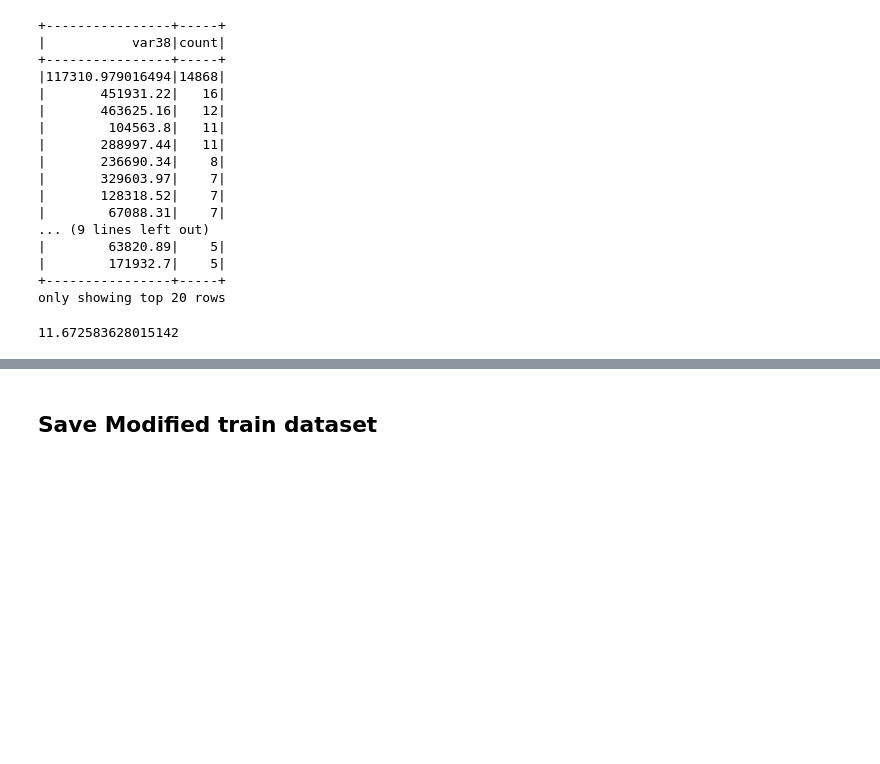
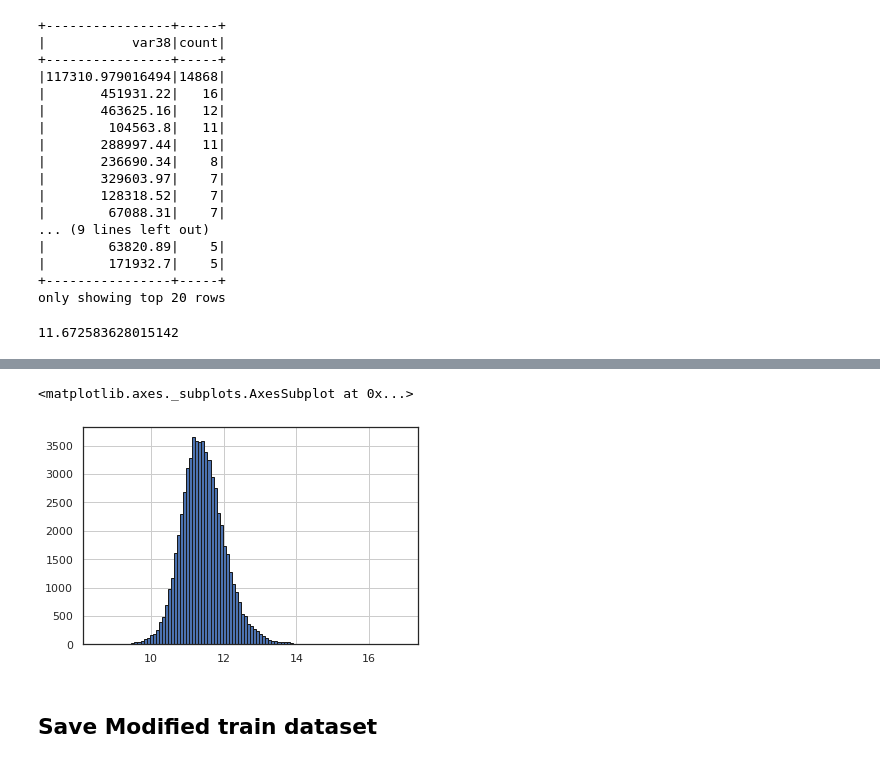
Before and after one commit to ralsouza/predicting_santander_customer_satisfaction, a Jupyter notebook: notebooks/01_predicting_santander_customer_satisfaction.ipynb, the cells around one changed output, grey strips where cells are left out. Cells and saved outputs as stored; diff of their text form; code cells hidden in the pictures; blank space fills up the shorter version.

```diff
--- a/notebooks/01_predicting_santander_customer_satisfaction.ipynb
+++ b/notebooks/01_predicting_santander_customer_satisfaction.ipynb
@@ -359,3 +393,9 @@ np.log(117310.979016494)
+# %%
+# Look at the distribution
+train3.where(train3['var38'] != 117310.979016494).toPandas().var38.map(np.log).hist(bins=100,ec='k')
+# %% [output]
+<matplotlib.axes._subplots.AxesSubplot at 0x...>
+[figure, added]
 # %% [markdown]
 ## Save Modified train dataset
 # %%
```
Also changed, not shown: parts of 5 cells of this notebook.
